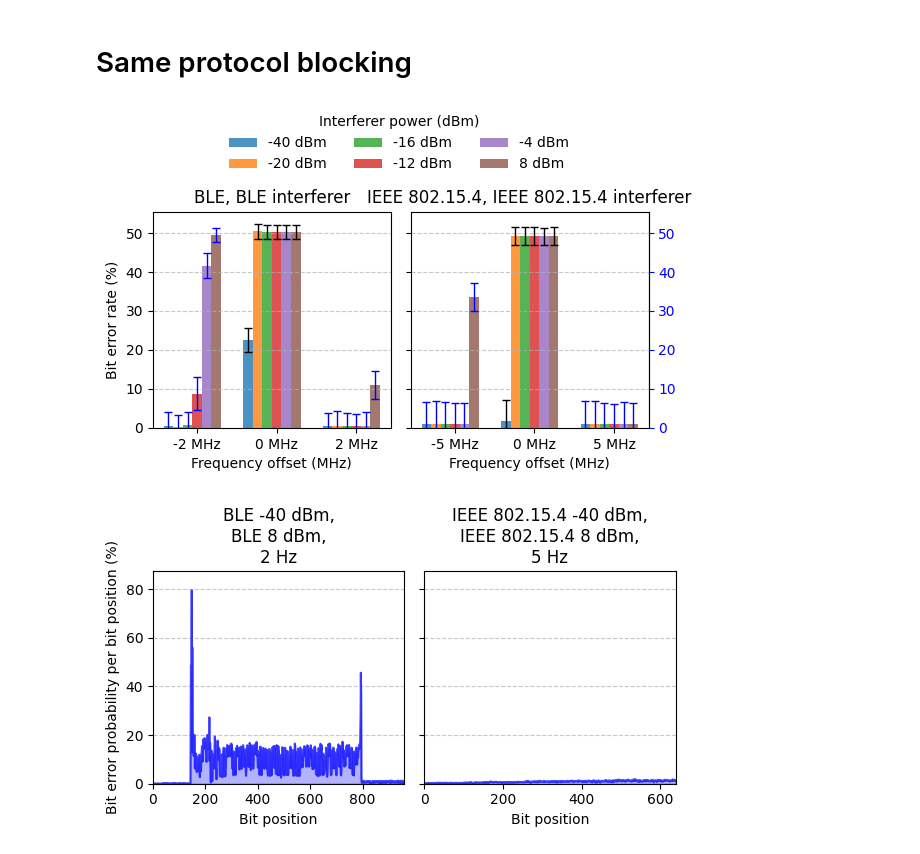
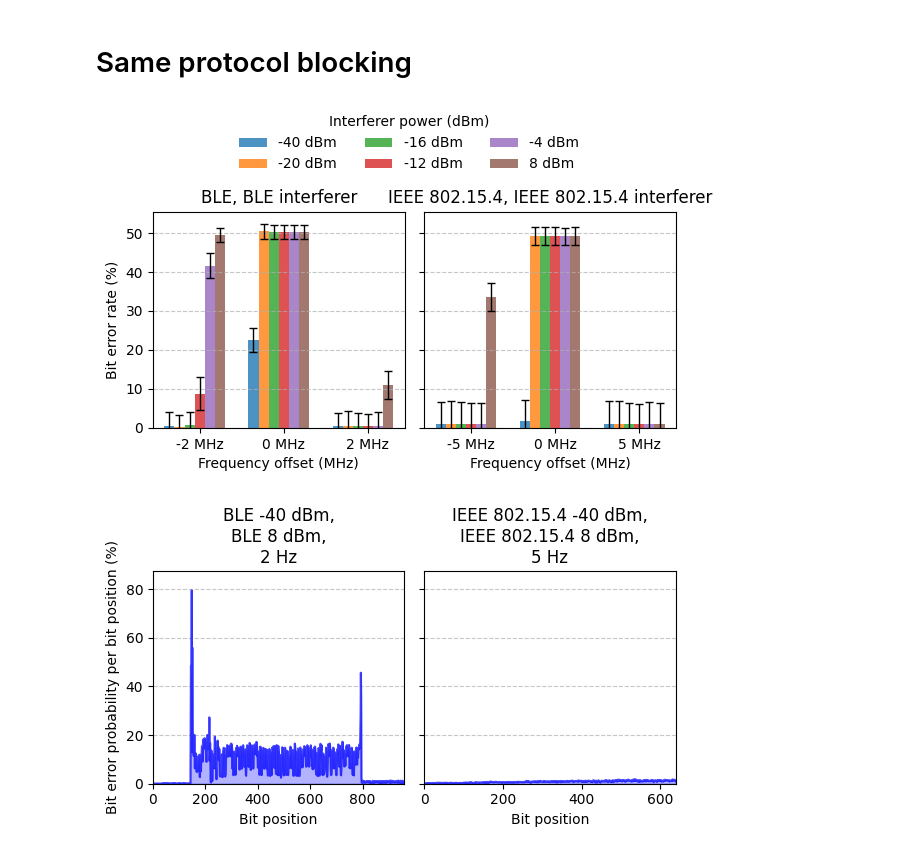
Before and after one commit to SDMote/badillosanjuan25experimental, a Jupyter notebook: python_scripts/data_analysis.ipynb, the cells around one changed output. Cells and saved outputs as stored; diff of their text form; code cells hidden in the pictures.

```diff
--- a/python_scripts/data_analysis.ipynb
+++ b/python_scripts/data_analysis.ipynb
@@ -600,26 +600,27 @@ plot_cumulative_bit_errors_array(example_files, figsize=(12, 3.5),
 # %% [markdown]
 # Same protocol blocking
 # %%
-# filename = "experiment_data/same_protocol_tx-20dBm_2425MHz"
-filename = "experiment_data/same_protocol_tx-40dBm_2425MHz"
+# filename_same = "experiment_data/same_protocol_tx-20dBm_2425MHz"
+filename_same = "experiment_data/same_protocol_tx-40dBm_2425MHz"
 # Parse file names into dictionaries
-files_dict_same = parse_data_to_dictionary(filename)
+files_dict_same = parse_data_to_dictionary(filename_same)
 
 # Add bitt error distribution, count and BER to each configuration (file)
-add_bit_errors_to_files_dict(files_dict_same, filename, reference_folder="reference_messages2")
+add_bit_errors_to_files_dict(files_dict_same, filename_same, reference_folder="reference_messages2")
 # %%
 
-plot_grouped_ber_with_subplots_scaled_sidebands(files_dict_same,
+# plot_grouped_ber_with_subplots_scaled_sidebands(files_dict_same,
+plot_grouped_ber_with_subplots(files_dict_same,
                                bar_width=0.12,
                                figsize=(6,3.8),
                                log_scale=False,
-                               saveas="figs/BER_bar_same.pdf",
+                               saveas="figs/BER_bar_same_" + filename_same.split("_")[-1] + ".pdf",
                                max_legend_col=3,
                                legend_vskip=0.82,
-                               plot_BER=True,
-                               scaling_side_factor=1 )
+                               plot_BER=True,)
+                            #    scaling_side_factor=1 )
 # %% [output]
-[figure, old version]
+[figure, new version]
 # %%
 # Example: Plot for an array of files
 example_file_same = [
```
Also changed, not shown: parts of 2 cells of this notebook.
